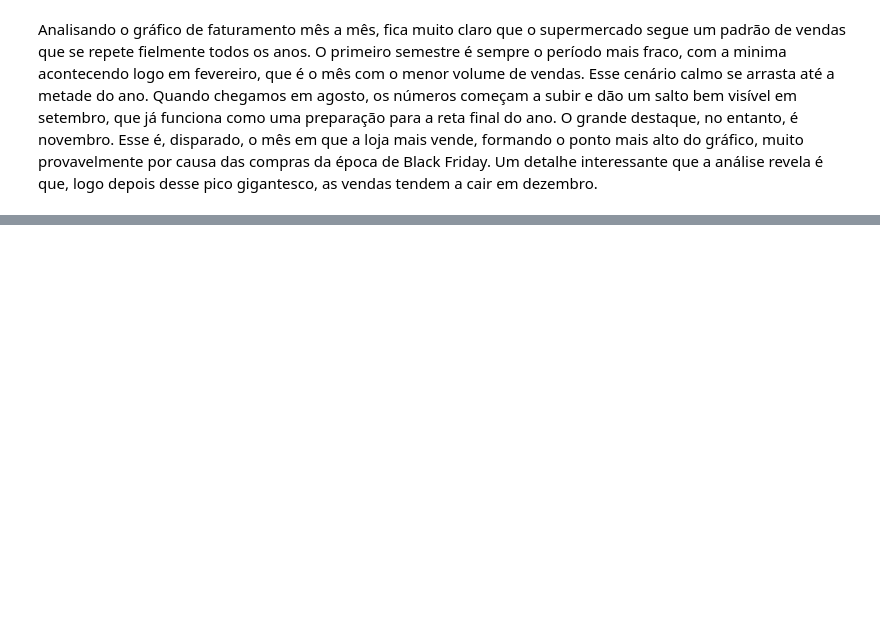
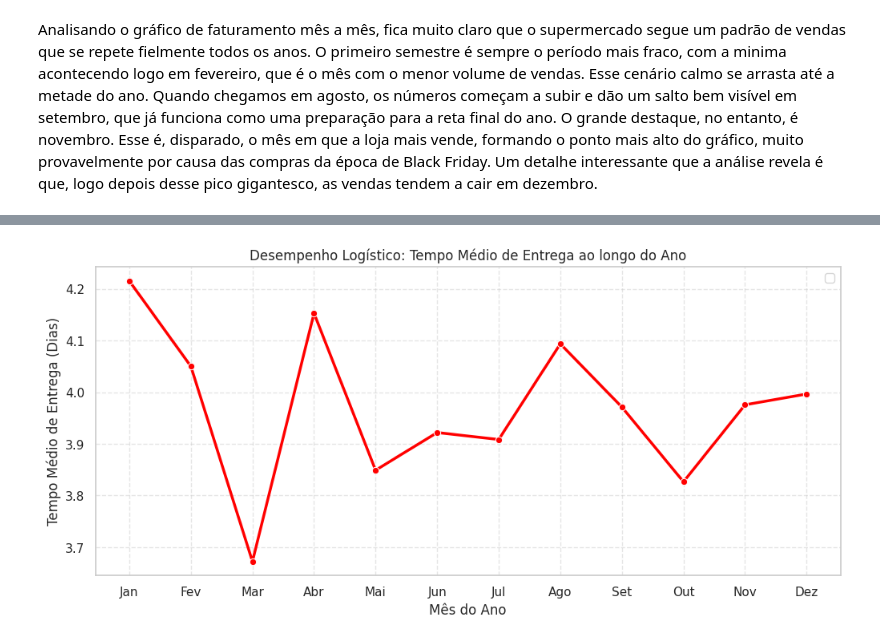
Before and after one commit to Ronaldo-Junior1/analise-dados-supermercado, a Jupyter notebook: Analise_base_supermercado.ipynb, the cells around one changed output, grey strips where cells are left out. Saved outputs shown, nothing was run; the diff lists cells and outputs as text; code cells hidden in the pictures; blank space fills up the shorter version.

```diff
--- a/Analise_base_supermercado.ipynb
+++ b/Analise_base_supermercado.ipynb
@@ -674,0 +707,20 @@ Analisando o gráfico de faturamento mês a mês, fica muito claro que o superme
+# %%
+# Agrupando por mês e tirando a MÉDIA do tempo de entrega
+tempo_entrega_mensal = df.groupby('Month')['Delivery_Time'].mean().reset_index()
+
+# Gráfico do Tempo de Entrega ao longo do ano
+plt.figure(figsize=(12, 5))
+sns.lineplot(data=tempo_entrega_mensal, x='Month', y='Delivery_Time', marker='o', color='red', linewidth=2.5)
+
+plt.title('Desempenho Logístico: Tempo Médio de Entrega ao longo do Ano')
+plt.xlabel('Mês do Ano')
+plt.ylabel('Tempo Médio de Entrega (Dias)')
+
+meses_nomes = ['Jan', 'Fev', 'Mar', 'Abr', 'Mai', 'Jun', 'Jul', 'Ago', 'Set', 'Out', 'Nov', 'Dez']
+plt.xticks(range(1, 13), meses_nomes)
+
+plt.grid(True, linestyle='--', alpha=0.5)
+plt.legend()
+plt.show()
+# %% [output]
+[figure, added]
```
Also changed, not shown: parts of 4 cells of this notebook.
